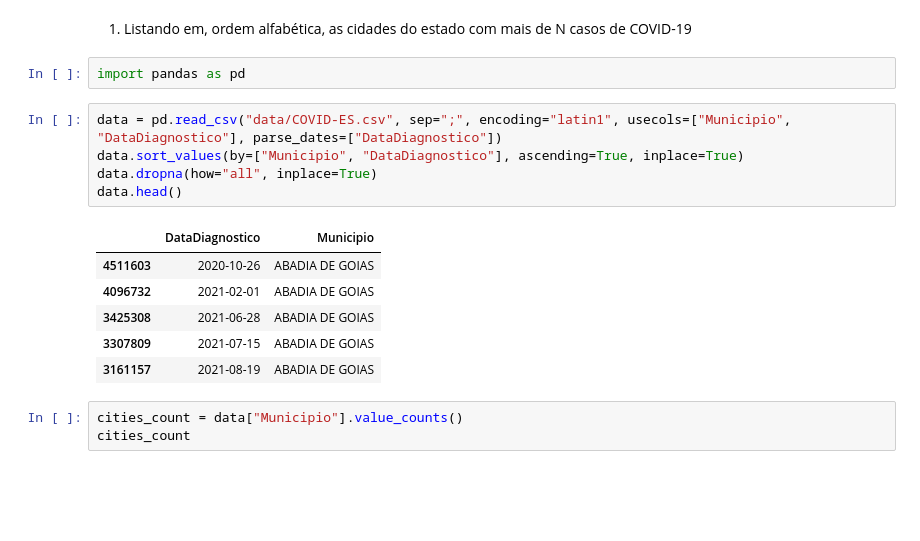
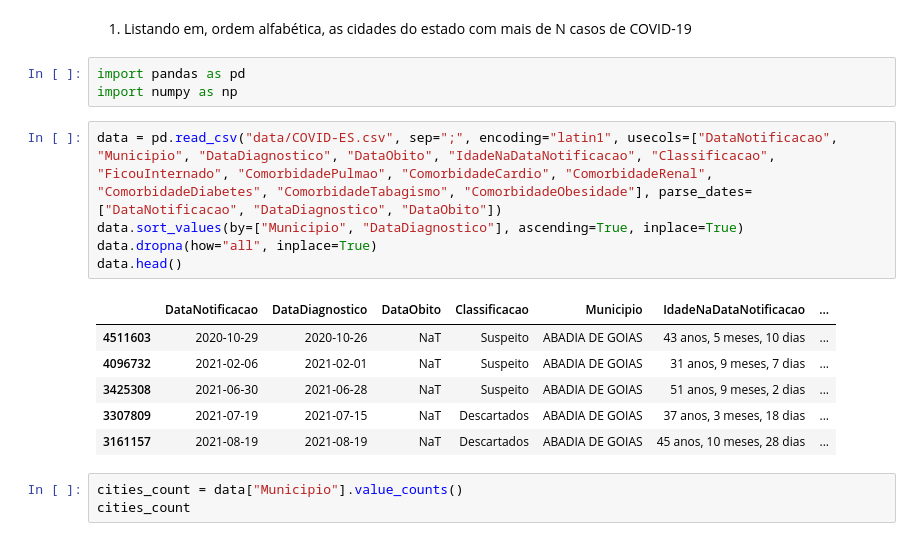
Before and after one commit to ThiagoLahass/Computational-Intelligence-in-Health-with-Python, a Jupyter notebook: Modulo II - Ferramentas/Mini-Projeto-III_COVID-19-no-ES/covid_analisys.ipynb, the cells around one changed output. Saved outputs shown, nothing was run; the diff lists cells and outputs as text; blank space fills up the shorter version.

Commit message:
:zap: Finishing the Mini-Project-III - covid19 data analysis with pandas and seaborn

```diff
--- a/Modulo II - Ferramentas/Mini-Projeto-III_COVID-19-no-ES/covid_analisys.ipynb
+++ b/Modulo II - Ferramentas/Mini-Projeto-III_COVID-19-no-ES/covid_analisys.ipynb
@@ -6,17 +6,18 @@
 # %%
 import pandas as pd
+import numpy as np
 # %%
-data = pd.read_csv("data/COVID-ES.csv", sep=";", encoding="latin1", usecols=["Municipio", "DataDiagnostico"], parse_dates=["DataDiagnostico"])
+data = pd.read_csv("data/COVID-ES.csv", sep=";", encoding="latin1", usecols=["DataNotificacao", "Municipio", "DataDiagnostico", "DataObito", "IdadeNaDataNotificacao", "Classificacao", "FicouInternado", "ComorbidadePulmao", "ComorbidadeCardio", "ComorbidadeRenal", "ComorbidadeDiabetes", "ComorbidadeTabagismo", "ComorbidadeObesidade"], parse_dates=["DataNotificacao", "DataDiagnostico", "DataObito"])
 data.sort_values(by=["Municipio", "DataDiagnostico"], ascending=True, inplace=True)
 data.dropna(how="all", inplace=True)
 data.head()
 # %% [output]
-|  | DataDiagnostico | Municipio |
-| 4511603 | 2020-10-26 | ABADIA DE GOIAS |
-| 4096732 | 2021-02-01 | ABADIA DE GOIAS |
-| 3425308 | 2021-06-28 | ABADIA DE GOIAS |
-| 3307809 | 2021-07-15 | ABADIA DE GOIAS |
-| 3161157 | 2021-08-19 | ABADIA DE GOIAS |
+|  | DataNotificacao | DataDiagnostico | DataObito | Classificacao | Municipio | IdadeNaDataNotificacao | ... |
+| 4511603 | 2020-10-29 | 2020-10-26 | NaT | Suspeito | ABADIA DE GOIAS | 43 anos, 5 meses, 10 dias | ... |
+| 4096732 | 2021-02-06 | 2021-02-01 | NaT | Suspeito | ABADIA DE GOIAS | 31 anos, 9 meses, 7 dias | ... |
+| 3425308 | 2021-06-30 | 2021-06-28 | NaT | Suspeito | ABADIA DE GOIAS | 51 anos, 9 meses, 2 dias | ... |
+| 3307809 | 2021-07-19 | 2021-07-15 | NaT | Descartados | ABADIA DE GOIAS | 37 anos, 3 meses, 18 dias | ... |
+| 3161157 | 2021-08-19 | 2021-08-19 | NaT | Descartados | ABADIA DE GOIAS | 45 anos, 10 meses, 28 dias | ... |
 # %%
 cities_count = data["Municipio"].value_counts()
 cities_count
```
Also changed, not shown: parts of 30 cells of this notebook, 2 other files.
